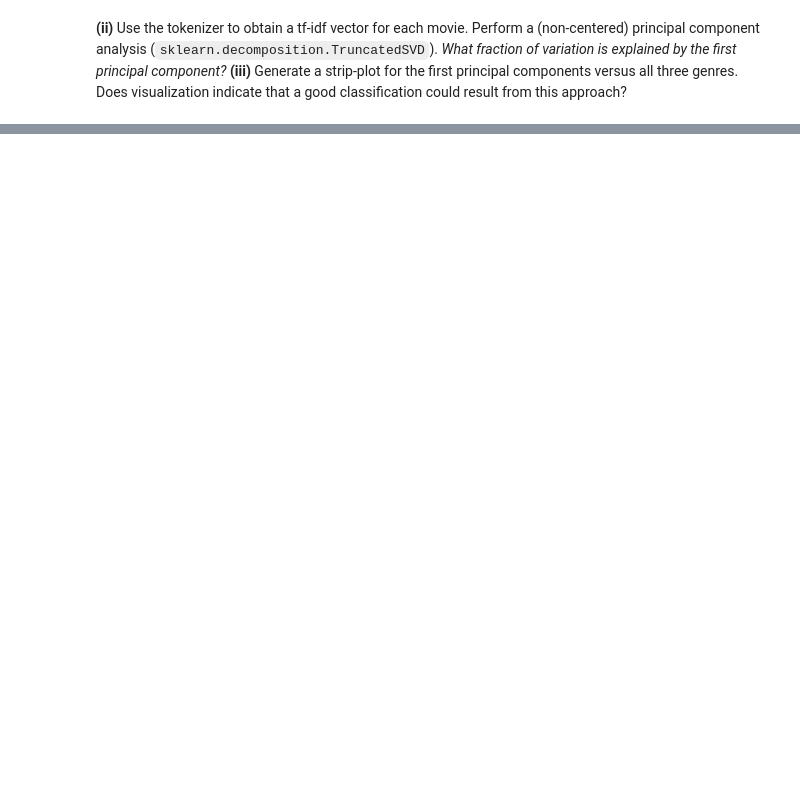
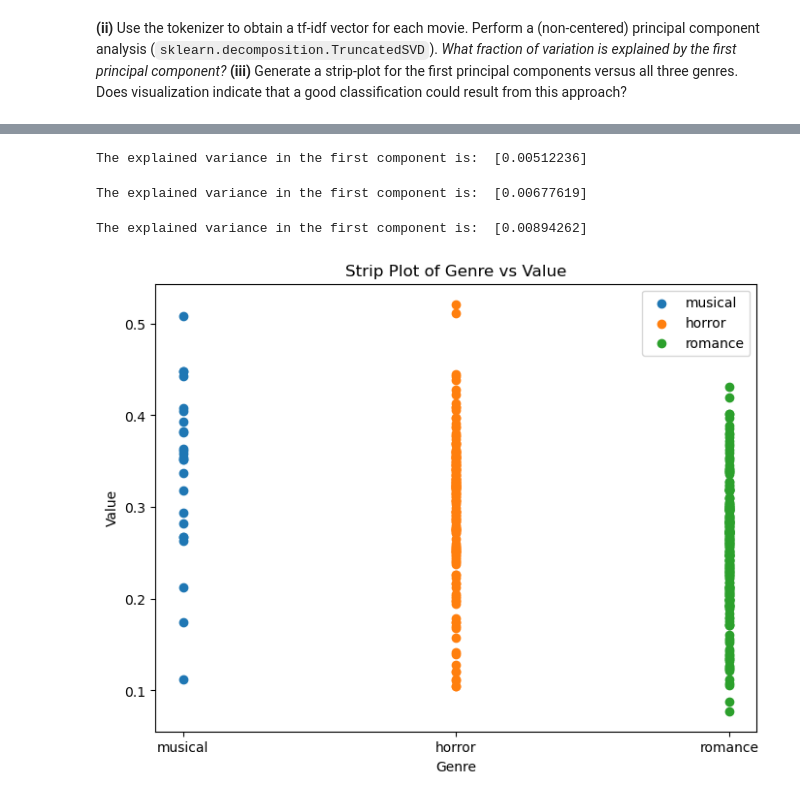
Before and after one commit to AlanPhan1999/Stat220, a Jupyter notebook: Homework/hw3.ipynb, the cells around one changed output, grey strips where cells are left out. Saved outputs shown, nothing was run; the diff lists cells and outputs as text; code cells hidden in the pictures; blank space fills up the shorter version.

```diff
--- a/Homework/hw3.ipynb
+++ b/Homework/hw3.ipynb
@@ -210,0 +340,76 @@ __(ii)__ Use the tokenizer to obtain a tf-idf vector for each movie. Perform a (
+# %%
+#Vectorize and output the explained variance and keep the transformed output for graphing
+vectorizer = TfidfVectorizer(
+    analyzer='word',
+    tokenizer=dummy_fun,
+    preprocessor=dummy_fun,
+    token_pattern=None)
+romance_tf = vectorizer.fit_transform(romance_token)
+svd = TruncatedSVD(n_components=1, algorithm='randomized',
+                     random_state=42)
+romance_svd = svd.fit(romance_tf)
+print("The explained variance in the first component is: ", romance_svd.explained_variance_ratio_)
+romance_output = svd.transform(romance_tf)
+# %% [output]
+The explained variance in the first component is:  [0.00512236]
+# %%
+#Vectorize and output the explained variance and keep the transformed output for graphing
+vectorizer = TfidfVectorizer(
+    analyzer='word',
+    tokenizer=dummy_fun,
+    preprocessor=dummy_fun,
+    token_pattern=None)
+horror_tf = vectorizer.fit_transform(horror_token)
+svd = TruncatedSVD(n_components=1, algorithm='randomized',
+                     random_state=42)
+horror_svd = svd.fit(horror_tf)
+print("The explained variance in the first component is: ", horror_svd.explained_variance_ratio_)
+horror_output = svd.transform(horror_tf)
+# %% [output]
+The explained variance in the first component is:  [0.00677619]
+# %%
+#Vectorize and output the explained variance and keep the transformed output for graphing
+
+vectorizer = TfidfVectorizer(
+    analyzer='word',
+    tokenizer=dummy_fun,
+    preprocessor=dummy_fun,
+    token_pattern=None)
+musical_tf = vectorizer.fit_transform(musical_token)
+svd = TruncatedSVD(n_components=1, algorithm='randomized',
+                     random_state=42)
+musical_svd = svd.fit(musical_tf)
+print("The explained variance in the first component is: ", musical_svd.explained_variance_ratio_)
+musical_output = svd.transform(musical_tf)
+# %% [output]
+The explained variance in the first component is:  [0.00894262]
+# %%
+#Create a function that flattens the array into a single list
+from itertools import chain
+
+def flatten_chain(matrix):
+     return list(chain.from_iterable(matrix))
+# %%
+#Create a dictionary that has the genre tag and list of svd values
+data = {
+    'musical': flatten_chain(musical_output),
+    'horror': flatten_chain(horror_output),
+    'romance': flatten_chain(romance_output)
+}
+plt.figure(figsize=(8, 6))
+
+#plot the strip plot in each genre
+for genre, values in data.items():
+    x = [genre] * len(values)  # Repeat genre name for each value
+    plt.scatter(x, values, label=genre)
+
+#Add labes and titles
+plt.xlabel('Genre')
+plt.ylabel('Value')
+plt.title('Strip Plot of Genre vs Value')
+plt.legend()
+
+# Show the plot
+plt.show()
+# %% [output]
+[figure, added]
```
Also changed, not shown: parts of 21 cells of this notebook, 7 other files.
